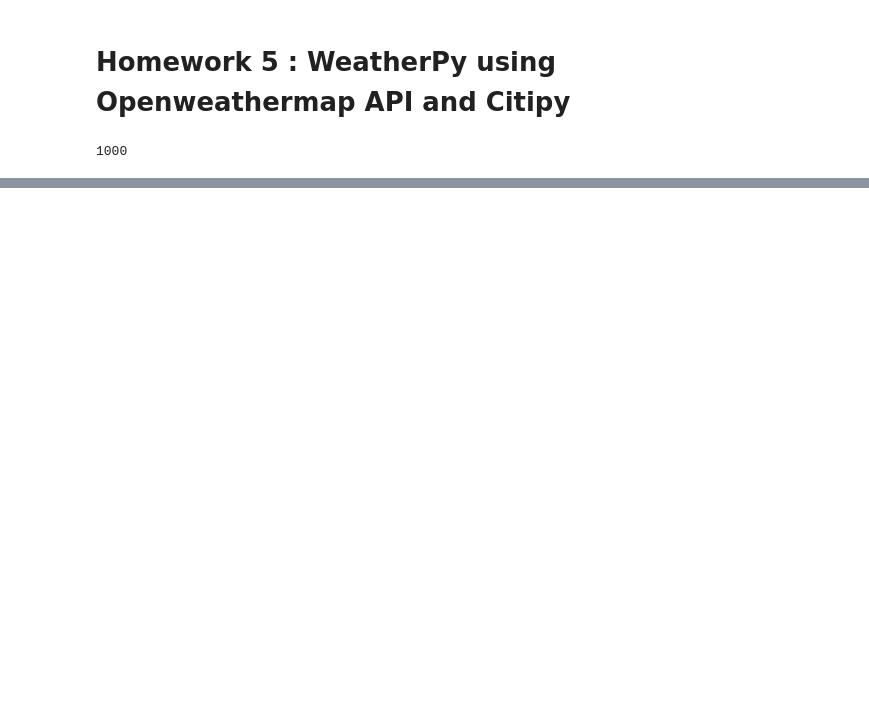
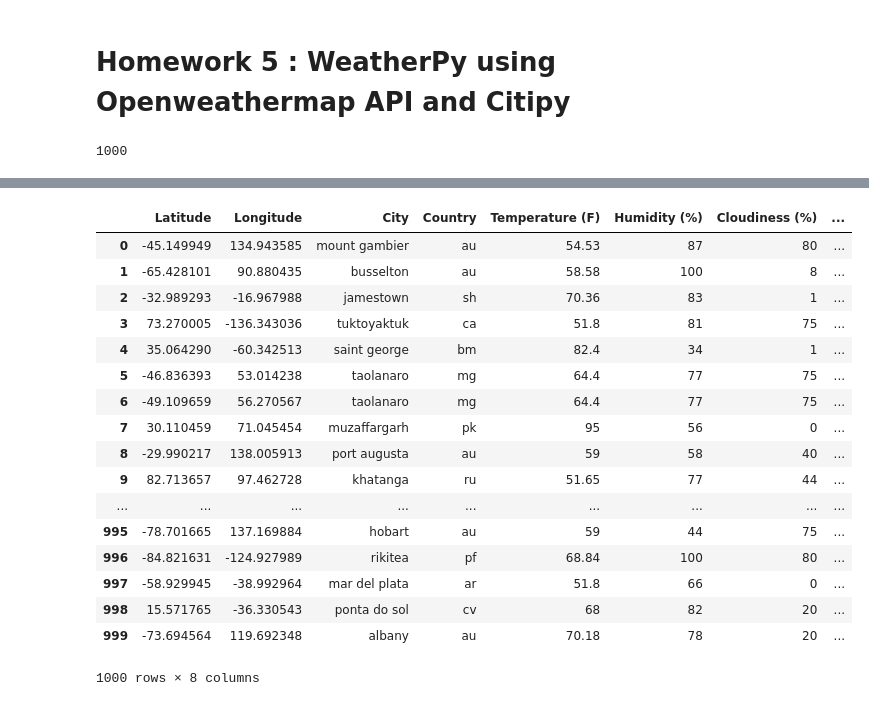
Before and after one commit to tta415/weatherpy, a Jupyter notebook: WeatherPy.ipynb, the cells around one changed output, grey strips where cells are left out. Cells and saved outputs as stored; diff of their text form; code cells hidden in the pictures; blank space fills up the shorter version.

Commit message:
found errors with duplicate cities and random-gen lat not same as city, added codes for checks and fix

```diff
--- a/WeatherPy.ipynb
+++ b/WeatherPy.ipynb
@@ -14,7 +14,8 @@ import seaborn as sns
 %matplotlib inline
 # %%
 # Save config information.
-api_key = "bfe8624363d9fae0c73d21055be1bfe8"
+#api_key = "bfe8624363d9fae0c73d21055be1bfe8" #my weather api
+api_key = "25bc90a1196e6f153eece0bc0b0fc9eb"
 url = "http://api.openweathermap.org/data/2.5/weather?"
 units = "imperial"
 
@@ -114,0 +121,6 @@ Now retrieving city # 1000 mys shmidta, ru
+# %%
+# Visual check and length check duplicated cities
+df.sort_values("City", inplace=True)
+mask=df["City"].duplicated()
+#df[mask]
+len(df[mask])
@@ -115,29 +134,24 @@ Now retrieving city # 1000 mys shmidta, ru
 # %%
 # Loop through all cities using OpenWeatherMap to return weather info
+# Need to overwrite random-generated coords with actual coords since plotting random-generated lat not same as city lat
 row_count = 1
 for index, row in df.iterrows():
 
     city = row["City"]
     target_url = (query_url + city)
 
-    try:
-        weather_data = [req.get(target_url).json()]
-        return_temp = weather_data[0]["main"]["temp"]
-        return_humid = weather_data[0]["main"]["humidity"]
-        return_cloud = weather_data[0]["clouds"]["all"]
-        return_wind = weather_data[0]["wind"]["speed"]
+    # Print log to ensure loop is working correctly
+    print("Now retrieving city # " + str(row_count) + " " + city.title() + ": " + target_url)
+    row_count += 1
 
-        df.set_value(index, "Temperature (F)", return______)
-        df.set_value(index, "Humidity (%)", return_______)
-        df.set_value(index, "Cloudiness (%)", return______)
-        df.set_value(index, "Wind Speed (mph)", return_______)
+    weather_data = [req.get(target_url).json()]
+    return_temp = weather_data[0]["main"]["temp"]
+    return_humid = weather_data[0]["main"]["humidity"]
+    return_cloud = weather_data[0]["clouds"]["all"]
+    return_wind = weather_data[0]["wind"]["speed"]
 
-        # Print log to ensure loop is working correctly
-        print("Now retrieving city # " + str(row_count) + " " + row["City"].title() + ": " + target_url)
-        row_count += 1
-
-    except:
-        continue
-
-#df
+    df.set_value(index, "Temperature (F)", return_temp)
+    df.set_value(index, "Humidity (%)", return_humid)
+    df.set_value(index, "Cloudiness (%)", return_cloud)
+    df.set_value(index, "Wind Speed (mph)", return_wind)
 # %% [output]
@@ -160,0 +175,21 @@ Now retrieving city # 1000 Mys Shmidta: http://api.openweathermap.org/data/2.5/w
+# %%
+df.head()
+# %% [output]
+|  | Latitude | Longitude | City | Country | Temperature (F) | Humidity (%) | Cloudiness (%) | ... |
+| 0 | -45.149949 | 134.943585 | mount gambier | au | 54.53 | 87 | 80 | ... |
+| 1 | -65.428101 | 90.880435 | busselton | au | 58.58 | 100 | 8 | ... |
+| 2 | -32.989293 | -16.967988 | jamestown | sh | 70.36 | 83 | 1 | ... |
+| 3 | 73.270005 | -136.343036 | tuktoyaktuk | ca | 51.8 | 81 | 75 | ... |
+| 4 | 35.064290 | -60.342513 | saint george | bm | 82.4 | 34 | 1 | ... |
+| 5 | -46.836393 | 53.014238 | taolanaro | mg | 64.4 | 77 | 75 | ... |
+| 6 | -49.109659 | 56.270567 | taolanaro | mg | 64.4 | 77 | 75 | ... |
+| 7 | 30.110459 | 71.045454 | muzaffargarh | pk | 95 | 56 | 0 | ... |
+| 8 | -29.990217 | 138.005913 | port augusta | au | 59 | 58 | 40 | ... |
+| 9 | 82.713657 | 97.462728 | khatanga | ru | 51.65 | 77 | 44 | ... |
+| ... | ... | ... | ... | ... | ... | ... | ... | ... |
+| 995 | -78.701665 | 137.169884 | hobart | au | 59 | 44 | 75 | ... |
+| 996 | -84.821631 | -124.927989 | rikitea | pf | 68.84 | 100 | 80 | ... |
+| 997 | -58.929945 | -38.992964 | mar del plata | ar | 51.8 | 66 | 0 | ... |
+| 998 | 15.571765 | -36.330543 | ponta do sol | cv | 68 | 82 | 20 | ... |
+| 999 | -73.694564 | 119.692348 | albany | au | 70.18 | 78 | 20 | ... |
+1000 rows × 8 columns
```
Also changed, not shown: parts of 13 cells of this notebook.
